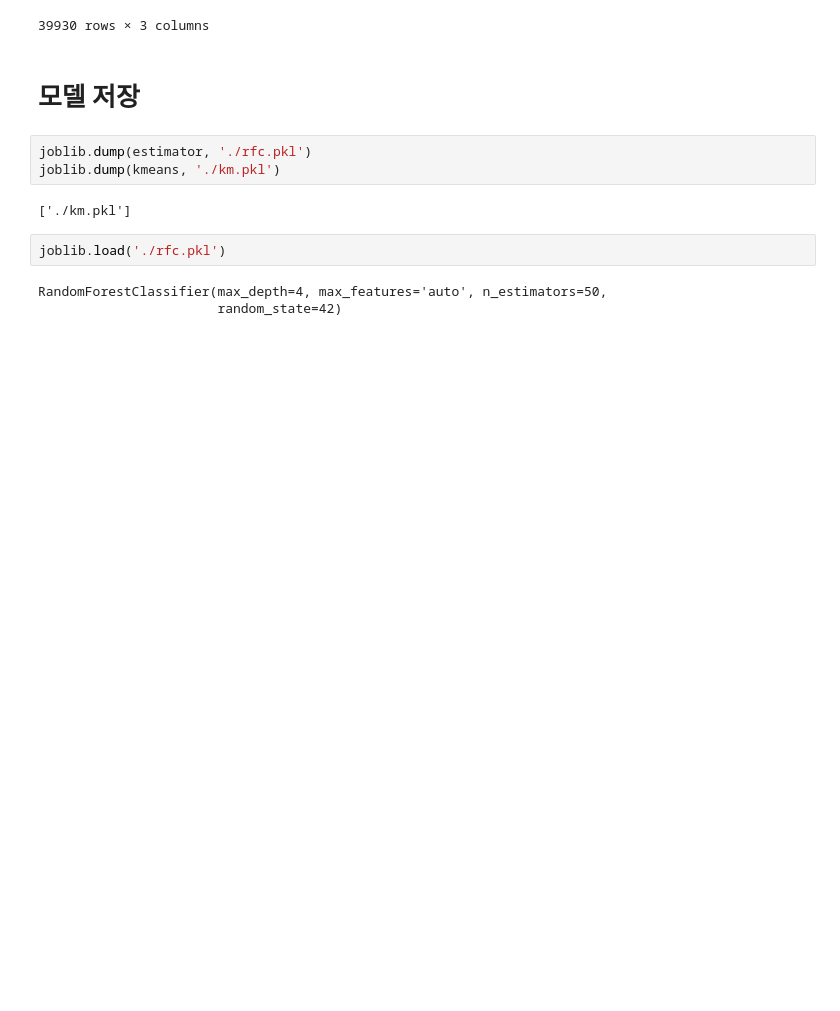
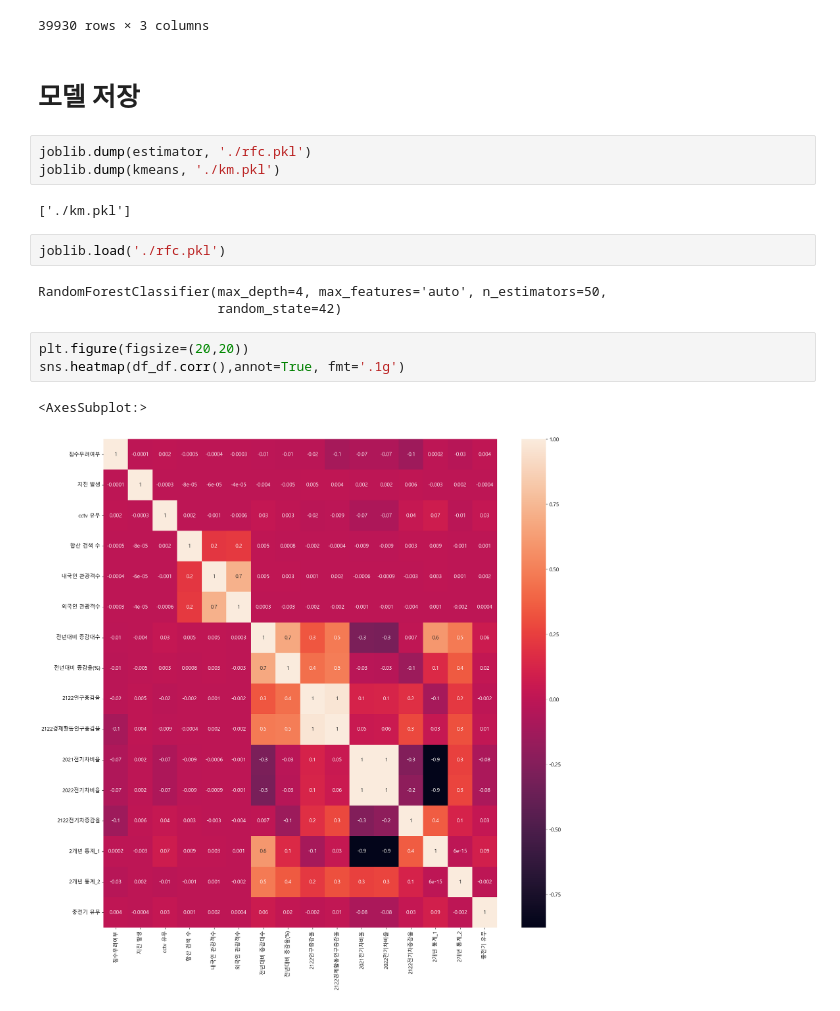
Before and after one commit to jhs-164179/data_project, a Jupyter notebook: machine-learning.ipynb, the cells around one changed output. Cells and saved outputs as stored; diff of their text form; blank space fills up the shorter version.

```diff
--- a/machine-learning.ipynb
+++ b/machine-learning.ipynb
@@ -419,3 +419,9 @@ joblib.load('./rfc.pkl')
 # %% [output]
 RandomForestClassifier(max_depth=4, max_features='auto', n_estimators=50,
                        random_state=42)
+# %%
+plt.figure(figsize=(20,20))
+sns.heatmap(df_df.corr(),annot=True, fmt='.1g')
+# %% [output]
+<AxesSubplot:>
+[figure, added]
```
